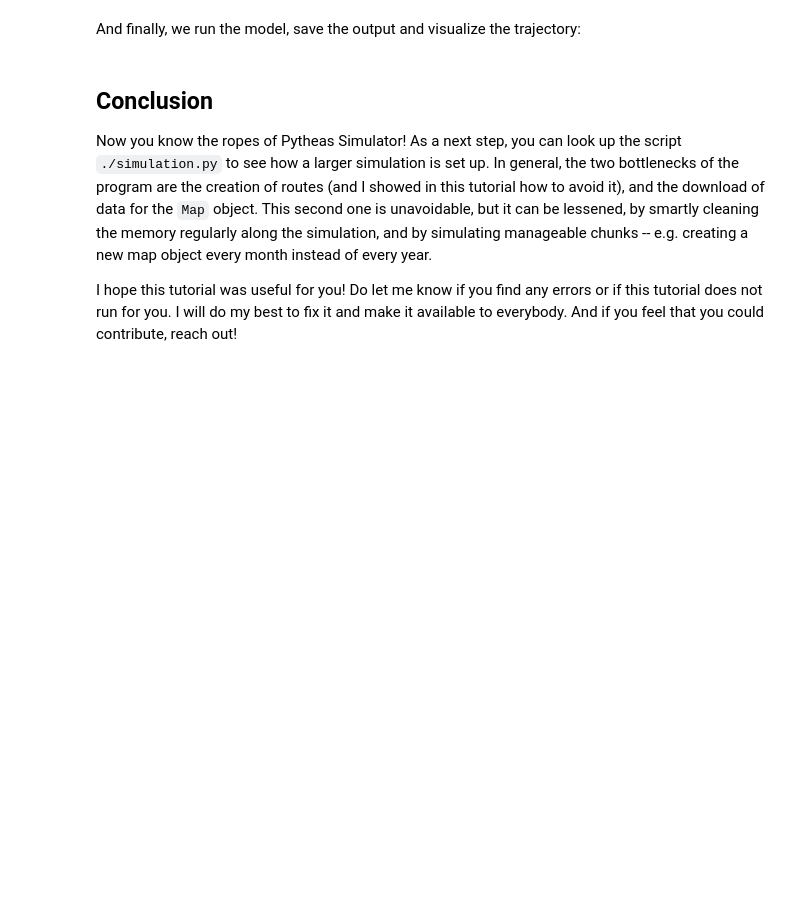
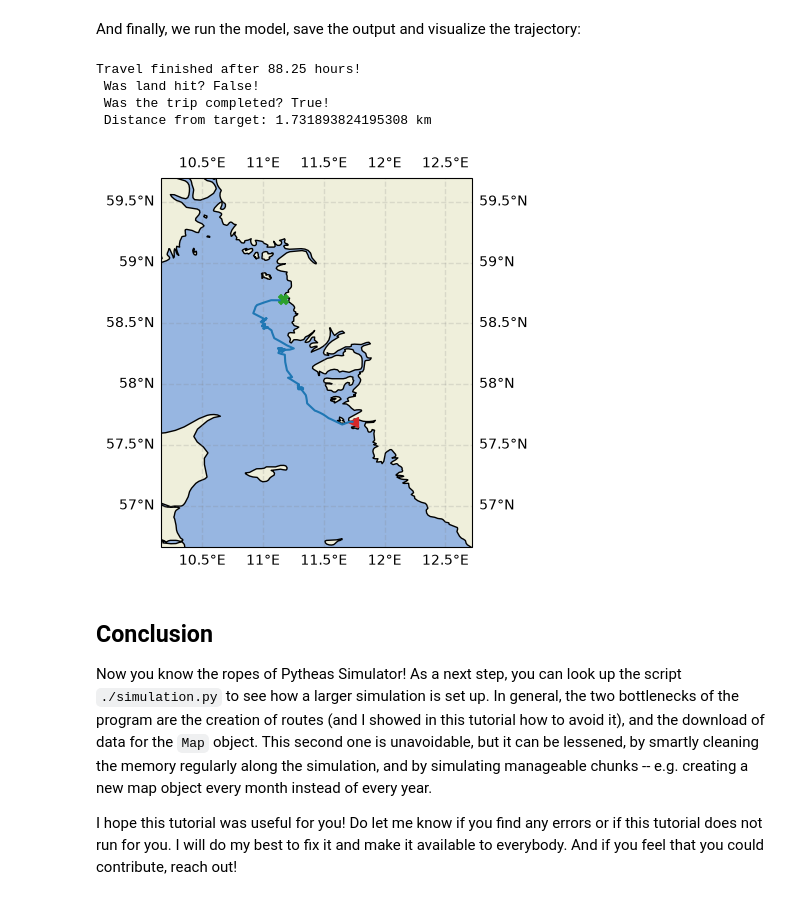
Before and after one commit to mtomasini/PytheasSimulator, a Jupyter notebook: tutorial/vignette.ipynb, the cells around one changed output. Drawn from its saved outputs; the diff is of its cells as text; code cells hidden in the pictures; blank space fills up the shorter version.

Commit message:
Updated vignette with data of right size

```diff
--- a/tutorial/vignette.ipynb
+++ b/tutorial/vignette.ipynb
@@ -159,17 +159,21 @@ Let us simulate two voyages: one is a direct crossing between Gothenburg and the
 import gc
 import pandas as pd
 from pathlib import Path
-import pytheas_simulator
+
+from pytheas_simulator.boat import Boat
+from pytheas_simulator.map import Map
+from pytheas_simulator.travel import Travel
+from pytheas_simulator.utilities import bounding_box_from_points
 
 # used only for the saving the output under a recognizable name
 experiment_name = "tutorial_experiment"
 
-speed_polar_diagram = pd.read_csv("./polar_diagrams/hjortspring_speeds_16pad_3000kg_44cad_75oars.txt", sep=",", index_col=0)
-leeway_polar_diagram = pd.read_csv("./polar_diagrams/hjortspring_leeway_empty_diagram.csv", sep=",", index_col=0)
+speed_polar_diagram = pd.read_csv("../polar_diagrams/hjortspring_speeds_16pad_3000kg_44cad_75oars_2oars.csv", sep=",", index_col=0)
+leeway_polar_diagram = pd.read_csv("../polar_diagrams/hjortspring_leeway_empty_diagram.csv", sep=",", index_col=0)
 
-WIND_DATA = "./data/winds/"
-CURRENT_DATA = "./data/currents/"
-WAVES_DATA = "./data/waves/"
+WIND_DATA = "./data/environmental_data/winds/"
+CURRENT_DATA = "./data/environmental_data/currents/"
+WAVES_DATA = "./data/environmental_data/waves/"
 
 locations = {
     "GOTHENBURG" : [57.66, 11.72],
@@ -178,7 +182,7 @@ locations = {
 }
 
 # this snippet creates a folder if it does not exist with the name of the experiment chosen before
-Path(f"./simulation_outpu/Outputs/{output}").mkdir(parents=True, exist_ok=True)
+Path(f"./simulation_output/Outputs/{experiment_name}").mkdir(parents=True, exist_ok=True)
 # %% [markdown]
 ### Crossing voyage
 
@@ -242,11 +251,11 @@ date_of_departure = "1996-07-14"
 final_day_of_navigation = "1996-07-24"
 departure_site = locations["GOTHENBURG"]
 landing_site = locations["TANUM"]
-bounding_box = pytheas_simulator.utilities.bounding_box_from_points(departure_site, landing_site, buffer=4)
+bounding_box = bounding_box_from_points(departure_site, landing_site, buffer=1)
 timestep_in_minutes = 15
 
-travel_map = pytheas_simulator.map.Map(bounding_box, earliest_time=date_of_departure, latest_time=final_day_of_navigation,
-                                       wind_data_path = WIND_DATA, current_data_path=CURRENT_DATA, waves_data_path=WAVES_DATA)
+travel_map = Map(bounding_box, earliest_time=date_of_departure, latest_time=final_day_of_navigation,
+                 wind_data_path = WIND_DATA, current_data_path=CURRENT_DATA, waves_data_path=WAVES_DATA)
 departure_site_on_water = travel_map.find_closest_water(departure_site)
 # %% [markdown]
 Now we define the route. The following snippet calculates a route between the `departure_site` and the `landing_site`, and saves it in the folder `./tutorial/routes`. The reason for saving it is that the routing is the single most expensive bit of Pytheas, since under the hood it implements an [A* search algorithm](https://en.wikipedia.org/wiki/A*_search_algorithm). By saving it, you can speed up any successive voyage by feeding directly the route to the algorithm. For the routing, land is considered as an impassable wall, thus the beginning and end of the route need to be fully on water. Not only, it's not impossible that the algorithm cannot find a route -- especially for very long routes that need to pass jagged environmental data. In such cases, play around with the parameters or do not hesitate to split the voyage in two legs.
@@ -267,18 +276,25 @@ Note that from the moment the route is set-up, one can also import it directly f
 We set up the boat, then make it travel. We also define the travel so that it stops navigating at night (the limit of what is considered a night is controlled by `twilights_of_stops`).
 # %%
 
-hjortspring = pytheas_simulator.boat.Boat('Hjortspring', latitude = departure_site_on_water[0], longitude = departure_site_on_water[1],
-                                          target = landing_site, speed_polar_diagram = speed_polar_diagram,
-                                          leeway_polar_diagram=leeway_polar_diagram, route_to_take = route_GOT_TAN)
-travel = pytheas_simulator.travel.Travel(boat = hjortspring, map = travel_map, start_day = date_of_departure,
-                                         max_duration = max_duration_in_hours, timestep = timestep_in_minutes,
-                                         tolerance_distance = 2, twilights_of_stops='civil')
+hjortspring = Boat('Hjortspring', latitude = departure_site_on_water[0], longitude = departure_site_on_water[1],
+                   target = landing_site, speed_polar_diagram = speed_polar_diagram,
+                   leeway_polar_diagram=leeway_polar_diagram, route_to_take = route_GOT_TAN)
+travel = Travel(boat = hjortspring, map = travel_map, start_day = date_of_departure,
+                max_duration = max_duration_in_hours, timestep = timestep_in_minutes,
+                tolerance_distance = 2, twilights_of_stops='civil')
 # %% [markdown]
 And finally, we run the model, save the output and visualize the trajectory:
 # %%
-travel.output_geojson(f"./simulation_output/Outputs/{output}/{date_of_departure}_gothenburg-tanum")
-travel.append_to_aggregates(f"./simulation_output/Aggregates/{output}_gothenburg-tanum.csv", radius_for_success=10)
+travel.run(verbose=True)
+travel.output_geojson(f"./simulation_output/Outputs/{experiment_name}/{date_of_departure}_gothenburg-tanum")
+travel.append_to_aggregates(f"./simulation_output/Aggregates/{experiment_name}_gothenburg-tanum.csv", radius_for_success=10)
 hjortspring.plot_trajectory(bounding_box)
+# %% [output]
+Travel finished after 88.25 hours!
+ Was land hit? False!
+ Was the trip completed? True!
+ Distance from target: 1.731893824195308 km
+[figure, added]
 # %% [markdown]
 ## Conclusion
 
```
Also changed, not shown: parts of 13 cells of this notebook, 8 other files.
